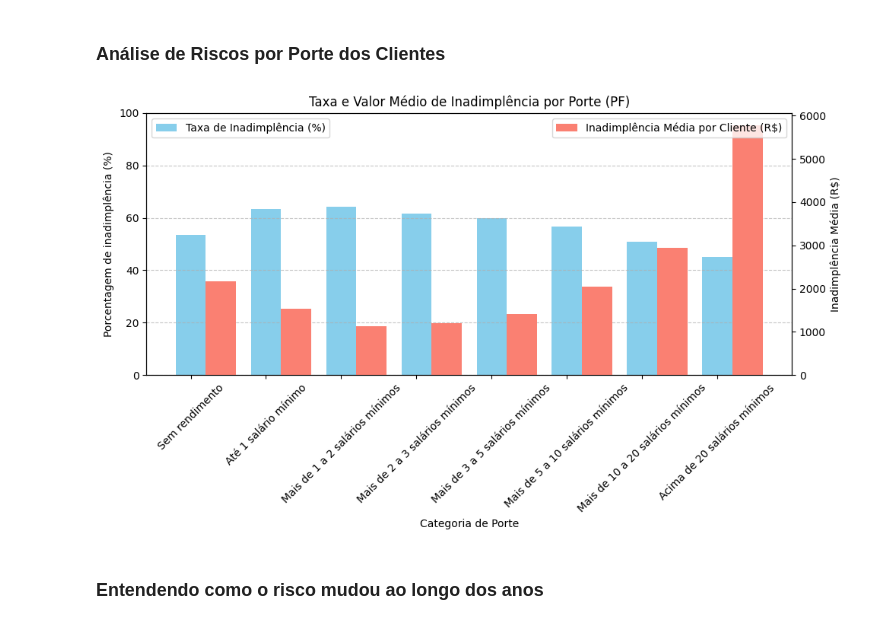
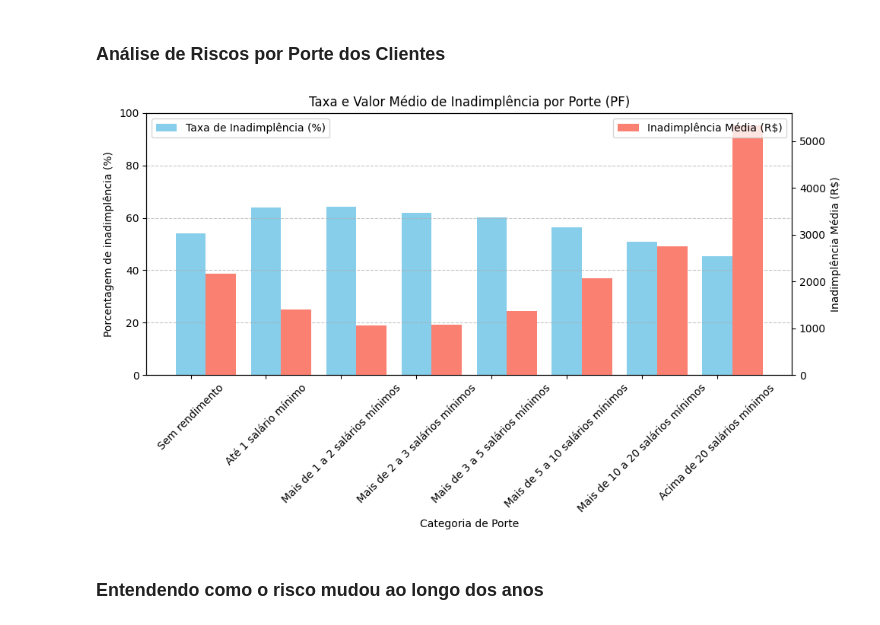
Before and after one commit to AutoProvision/market-analysis.notebook, a Jupyter notebook: analysis.ipynb, the cells around one changed output. Drawn from its saved outputs; the diff is of its cells as text; code cells hidden in the pictures.

```diff
--- a/analysis.ipynb
+++ b/analysis.ipynb
@@ -7,5 +19,5 @@ from common_imports import *
 # %%
-ordem_porte = [
+ORDEM_PORTE = [
     "Indisponível",
     "Sem rendimento",
     "Micro",
@@ -41,0 +35,3 @@ df.orderBy(col('vl_carteira_ativa').desc()).limit(1).show()
+# %%
+df = pd.read_parquet('data/operacoes_credito.parquet')
+df = df[df['ct_classificacao'] == CLASSIFICACAO_DF]
@@ -76,56 +126,59 @@ AnalysisException: [UNRESOLVED_COLUMN.WITH_SUGGESTION] A column or function para
 # %% [markdown]
 ### Análise de Riscos por Porte dos Clientes
 # %%
-inadimplentes = df[df['vl_carteira_inadimplida_arrastada'] != 0.00]
+inadimplentes = df[df['vl_carteira_inadimplida_arrastada'] != 0.00].copy()
+
+inadimplentes['vl_media_carteira_inadimplida_por_operacao'] = inadimplentes['vl_carteira_inadimplida_arrastada'] / inadimplentes['qt_numero_de_operacoes']
+
 
 inadimplentes_por_porte = inadimplentes.groupby('ct_porte').size() / df.groupby('ct_porte').size() * 100
-
-inadimplencia_media_por_cliente = inadimplentes.groupby('ct_porte')['vl_media_carteira_inadimplida_por_operacao'].mean()
-
-inadimplencia_media_por_cliente = inadimplencia_media_por_cliente.drop('Indisponível', errors='ignore')
 
 inadimplentes_por_porte = pd.Series(
     inadimplentes_por_porte.values,
     index=inadimplentes_por_porte.index,
-    dtype="category"
-).reindex(ordem_porte).dropna()
+    dtype='category'
+).reindex(ORDEM_PORTE).dropna().drop('Indisponível', errors='ignore')
+
+
+inadimplencia_media_por_cliente = inadimplentes.groupby('ct_porte')['vl_media_carteira_inadimplida_por_operacao'].mean()
 
 inadimplencia_media_por_cliente = pd.Series(
     inadimplencia_media_por_cliente.values,
     index=inadimplencia_media_por_cliente.index,
-    dtype="category"
-).reindex(ordem_porte).dropna()
-
-largura_barra = 0.4
+    dtype='category'
+).reindex(ORDEM_PORTE).dropna().drop('Indisponível', errors='ignore')
 
 fig, ax1 = plt.subplots(figsize=(10, 6))
 
 posicoes = range(len(inadimplentes_por_porte.index))
+largura_barra = 0.4
 
 ax1.bar(posicoes, inadimplentes_por_porte.values, color='skyblue', label='Taxa de Inadimplência (%)', width=largura_barra, align='center')
 
 ax2 = ax1.twinx()
 
-ax2.bar([p + largura_barra for p in posicoes], inadimplencia_media_por_cliente.values, color='salmon', label='Inadimplência Média por Cliente (R$)', width=largura_barra, align='center')
+ax2.bar([p + largura_barra for p in posicoes], inadimplencia_media_por_cliente.values, color='salmon', label='Inadimplência Média (R$)', width=largura_barra, align='center')
 
 ax1.set_title(f'Taxa e Valor Médio de Inadimplência por Porte ({CLASSIFICACAO_DF})')
 ax1.set_xlabel('Categoria de Porte')
 ax1.set_ylabel('Porcentagem de inadimplência (%)')
 ax2.set_ylabel('Inadimplência Média (R$)')
 
-ax1.set_xticks([p for p in posicoes])
+ax1.set_xticks(posicoes)
 ax1.set_xticklabels(inadimplentes_por_porte.index, rotation=45)
 
 ax1.set_ylim(0, 100)
 
 ax1.legend(loc='upper left')
 ax2.legend(loc='upper right')
 
 ax1.grid(axis='y', linestyle='--', alpha=0.7)
 
 plt.tight_layout()
 plt.show()
+
+del inadimplentes
 # %% [output]
-[figure, old version]
+[figure, new version]
 # %% [markdown]
 ### Entendendo como o risco mudou ao longo dos anos
```
Also changed, not shown: parts of 23 cells of this notebook, 15 other files.
